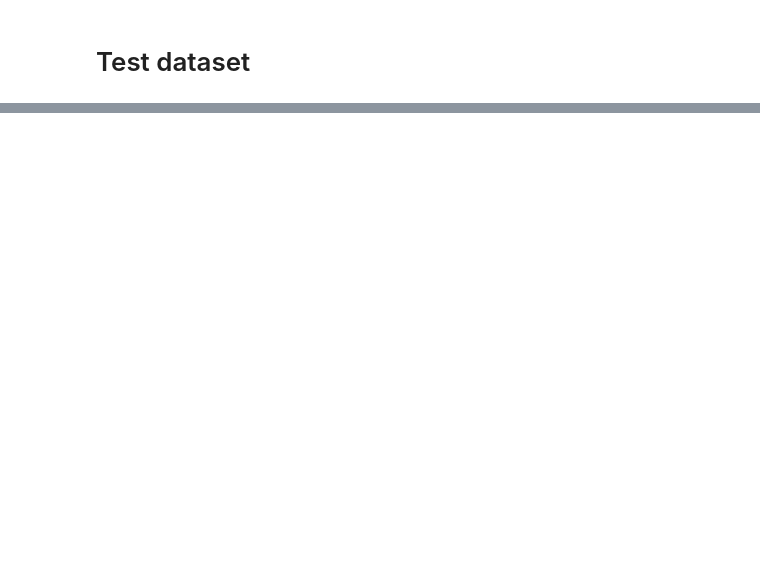
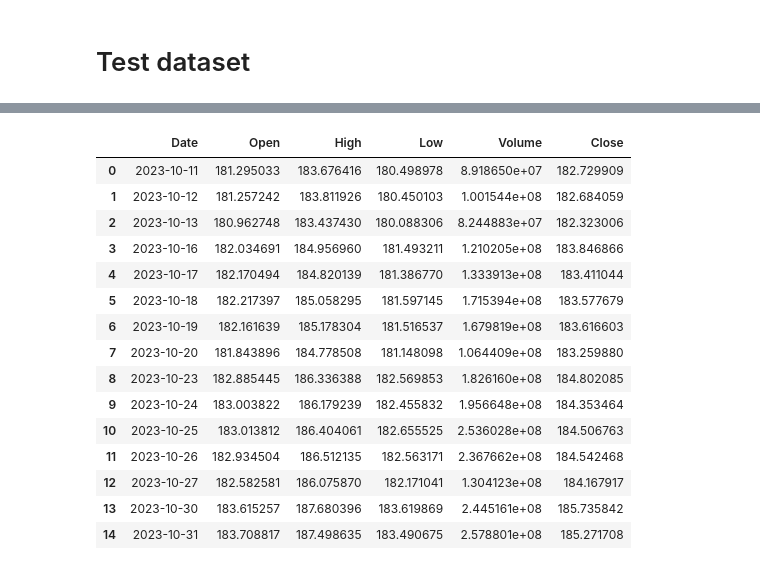
Before and after one commit to zapulam/StockPredictor2.0, a Jupyter notebook: dev.ipynb, the cells around one changed output, grey strips where cells are left out. Saved outputs shown, nothing was run; the diff lists cells and outputs as text; code cells hidden in the pictures; blank space fills up the shorter version.

Commit message:
major work on forecast

```diff
--- a/dev.ipynb
+++ b/dev.ipynb
@@ -149,0 +83,18 @@ forecast['trend_forecast'] = model.intercept_ + model.coef_ * range(data.index[-
+# %%
+df = pd.read_csv('training_data/NVDA.csv').drop(columns=['Adj Close'])
+# %%
+import torch
+from rnn import LSTM
+from forecast import forecast_pipeline
+
+# Load model
+kwargs, state = torch.load("models/rnn/weights/best.pth", map_location=torch.device("cuda:0"))
+model = LSTM(**kwargs)
+model.load_state_dict(state)
+model.to("cuda:0")
+model.eval()
+
+decomposition, composition, effects_forecast, rnn_forecast = forecast_pipeline(df, model, 15, "cuda:0")
+print(decomposition.keys(), '\n', effects_forecast.keys(), '\n')
+print(df.iloc[-10:, 4], '\n')
+print(composition.iloc[:, 5])
@@ -149,0 +119,19 @@ forecast['trend_forecast'] = model.intercept_ + model.coef_ * range(data.index[-
+# %%
+composition
+# %% [output]
+|  | Date | Open | High | Low | Volume | Close |
+| 0 | 2023-10-11 | 181.295033 | 183.676416 | 180.498978 | 8.918650e+07 | 182.729909 |
+| 1 | 2023-10-12 | 181.257242 | 183.811926 | 180.450103 | 1.001544e+08 | 182.684059 |
+| 2 | 2023-10-13 | 180.962748 | 183.437430 | 180.088306 | 8.244883e+07 | 182.323006 |
+| 3 | 2023-10-16 | 182.034691 | 184.956960 | 181.493211 | 1.210205e+08 | 183.846866 |
+| 4 | 2023-10-17 | 182.170494 | 184.820139 | 181.386770 | 1.333913e+08 | 183.411044 |
+| 5 | 2023-10-18 | 182.217397 | 185.058295 | 181.597145 | 1.715394e+08 | 183.577679 |
+| 6 | 2023-10-19 | 182.161639 | 185.178304 | 181.516537 | 1.679819e+08 | 183.616603 |
+| 7 | 2023-10-20 | 181.843896 | 184.778508 | 181.148098 | 1.064409e+08 | 183.259880 |
+| 8 | 2023-10-23 | 182.885445 | 186.336388 | 182.569853 | 1.826160e+08 | 184.802085 |
+| 9 | 2023-10-24 | 183.003822 | 186.179239 | 182.455832 | 1.956648e+08 | 184.353464 |
+| 10 | 2023-10-25 | 183.013812 | 186.404061 | 182.655525 | 2.536028e+08 | 184.506763 |
+| 11 | 2023-10-26 | 182.934504 | 186.512135 | 182.563171 | 2.367662e+08 | 184.542468 |
+| 12 | 2023-10-27 | 182.582581 | 186.075870 | 182.171041 | 1.304123e+08 | 184.167917 |
+| 13 | 2023-10-30 | 183.615257 | 187.680396 | 183.619869 | 2.445161e+08 | 185.735842 |
+| 14 | 2023-10-31 | 183.708817 | 187.498635 | 183.490675 | 2.578801e+08 | 185.271708 |
```
Also changed, not shown: parts of 23 cells of this notebook, 1 other file.
